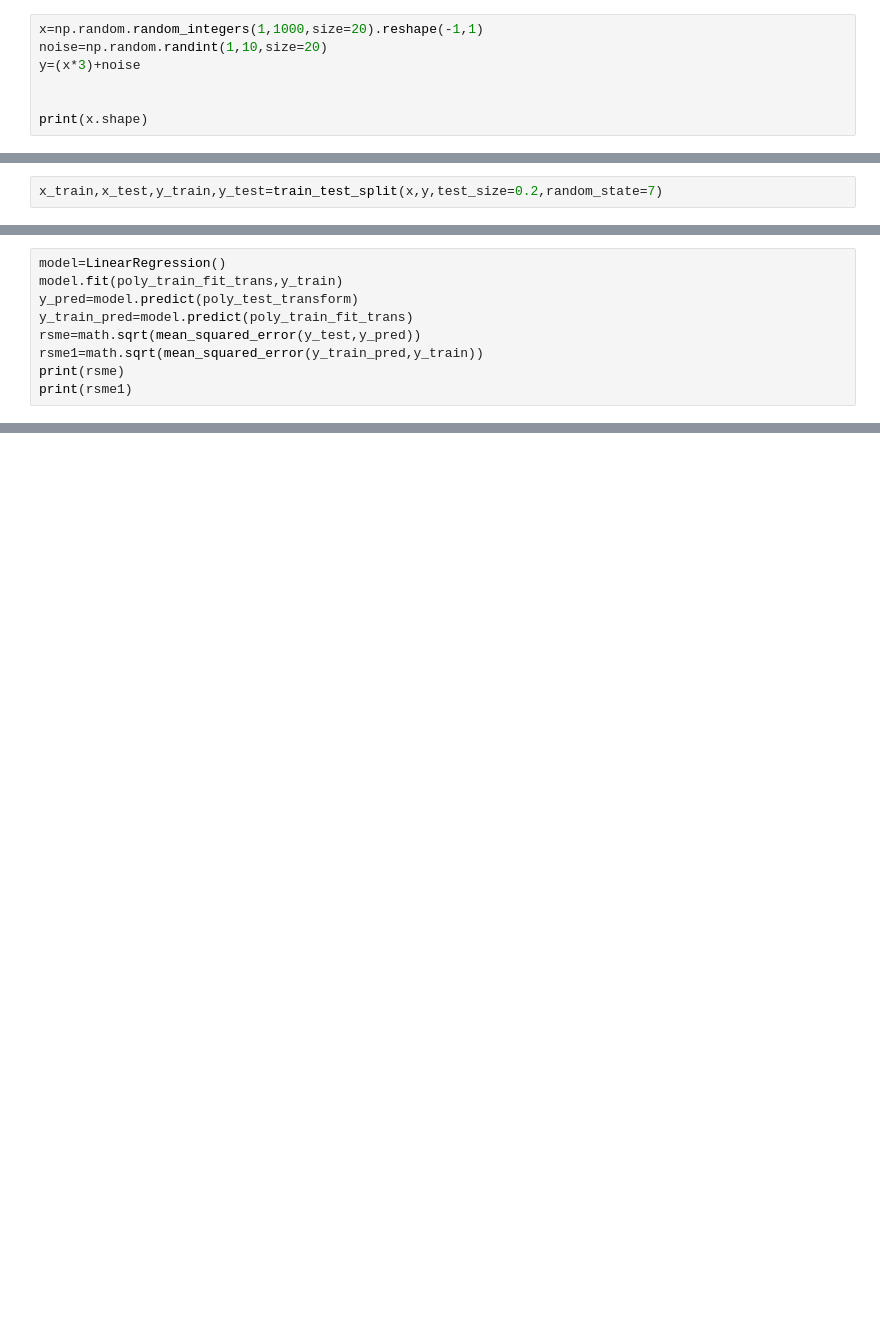
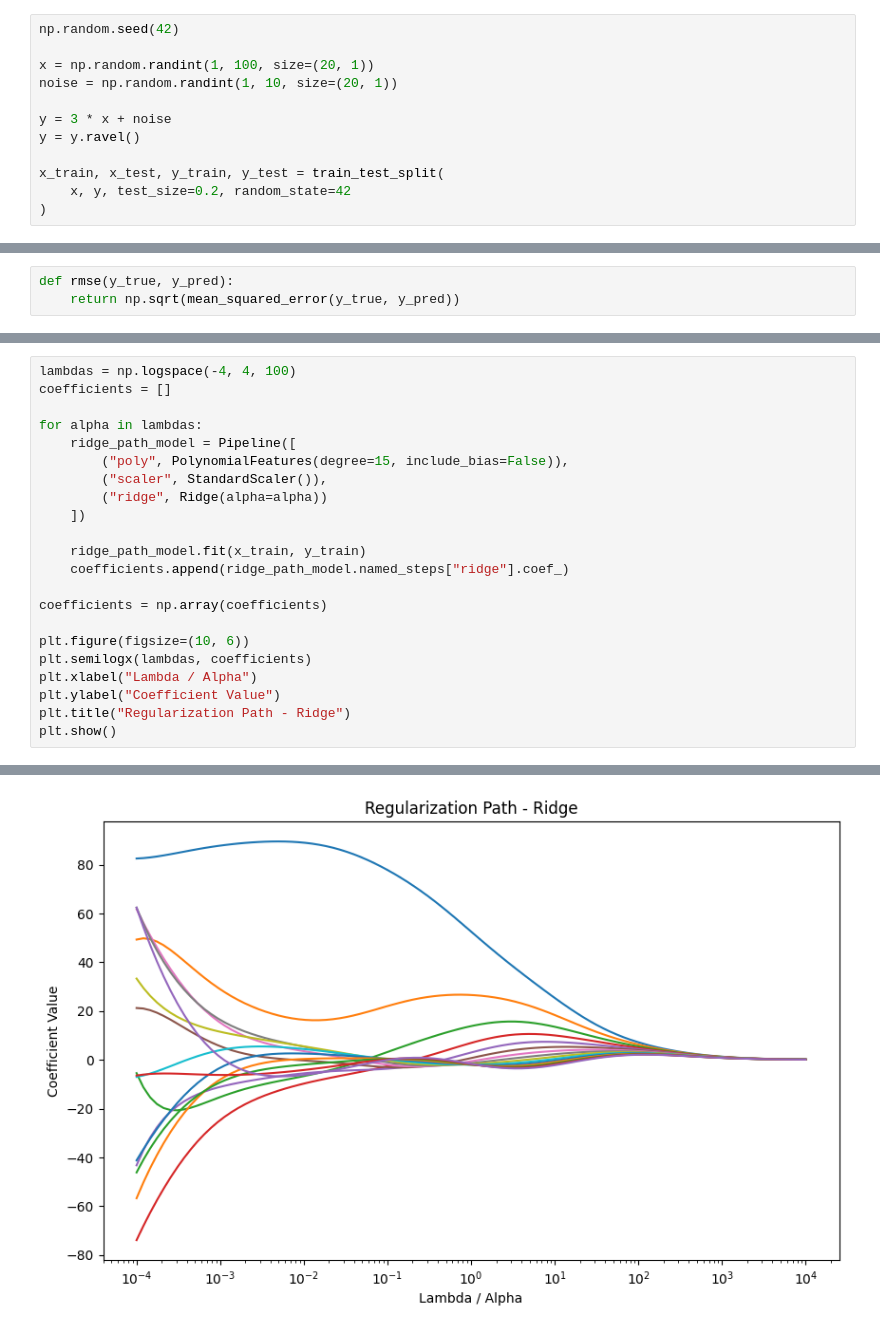
Before and after one commit to karthikAI180/ai-engineer, a Jupyter notebook: PHASE 2 · MACHINE LEARNING CORE/Day 3/practice.ipynb, the cells around one changed output, grey strips where cells are left out. Cells and saved outputs as stored; diff of their text form; blank space fills up the shorter version.

```diff
--- a/PHASE 2 · MACHINE LEARNING CORE/Day 3/practice.ipynb
+++ b/PHASE 2 · MACHINE LEARNING CORE/Day 3/practice.ipynb
@@ -9,7 +31,12 @@ from sklearn.metrics import mean_absolute_error,mean_squared_error
 # %%
-x=np.random.random_integers(1,1000,size=20).reshape(-1,1)
-noise=np.random.randint(1,10,size=20)
-y=(x*3)+noise
+np.random.seed(42)
 
+x = np.random.randint(1, 100, size=(20, 1))
+noise = np.random.randint(1, 10, size=(20, 1))
 
-print(x.shape)
+y = 3 * x + noise
+y = y.ravel()
+
+x_train, x_test, y_train, y_test = train_test_split(
+    x, y, test_size=0.2, random_state=42
+)
@@ -18,2 +49,3 @@ print(x.shape)
 # %%
-x_train,x_test,y_train,y_test=train_test_split(x,y,test_size=0.2,random_state=7)
+def rmse(y_true, y_pred):
+    return np.sqrt(mean_squared_error(y_true, y_pred))
@@ -24,10 +121,23 @@ poly_test_transform=polynomial.transform(x_test)
 # %%
-model=LinearRegression()
-model.fit(poly_train_fit_trans,y_train)
-y_pred=model.predict(poly_test_transform)
-y_train_pred=model.predict(poly_train_fit_trans)
-rsme=math.sqrt(mean_squared_error(y_test,y_pred))
-rsme1=math.sqrt(mean_squared_error(y_train_pred,y_train))
-print(rsme)
-print(rsme1)
+lambdas = np.logspace(-4, 4, 100)
+coefficients = []
+
+for alpha in lambdas:
+    ridge_path_model = Pipeline([
+        ("poly", PolynomialFeatures(degree=15, include_bias=False)),
+        ("scaler", StandardScaler()),
+        ("ridge", Ridge(alpha=alpha))
+    ])
+
+    ridge_path_model.fit(x_train, y_train)
+    coefficients.append(ridge_path_model.named_steps["ridge"].coef_)
+
+coefficients = np.array(coefficients)
+
+plt.figure(figsize=(10, 6))
+plt.semilogx(lambdas, coefficients)
+plt.xlabel("Lambda / Alpha")
+plt.ylabel("Coefficient Value")
+plt.title("Regularization Path - Ridge")
+plt.show()
 # %% [output]
@@ -35,0 +144 @@ print(rsme1)
+[figure, added]
```
Also changed, not shown: parts of 15 cells of this notebook.
